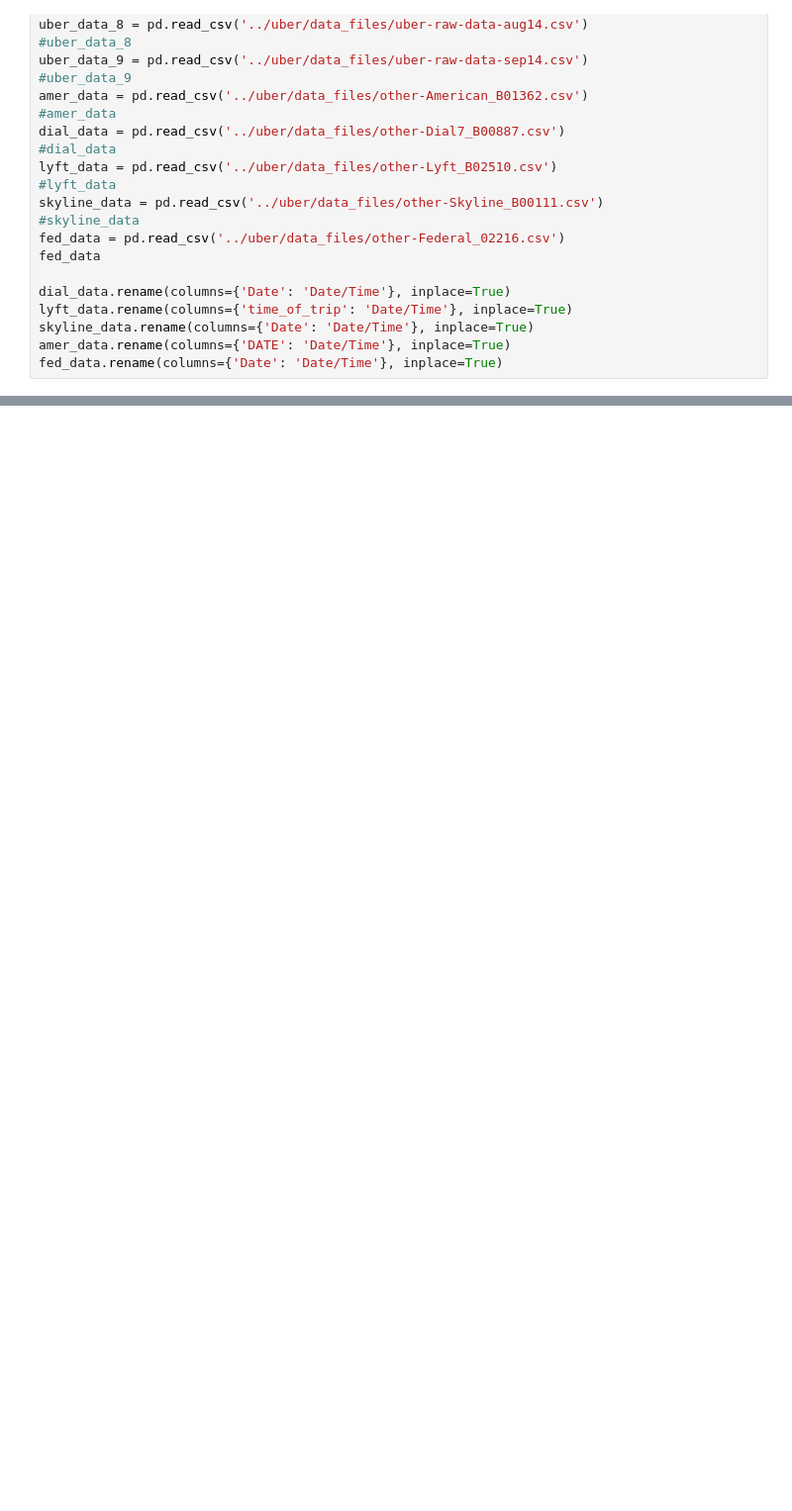
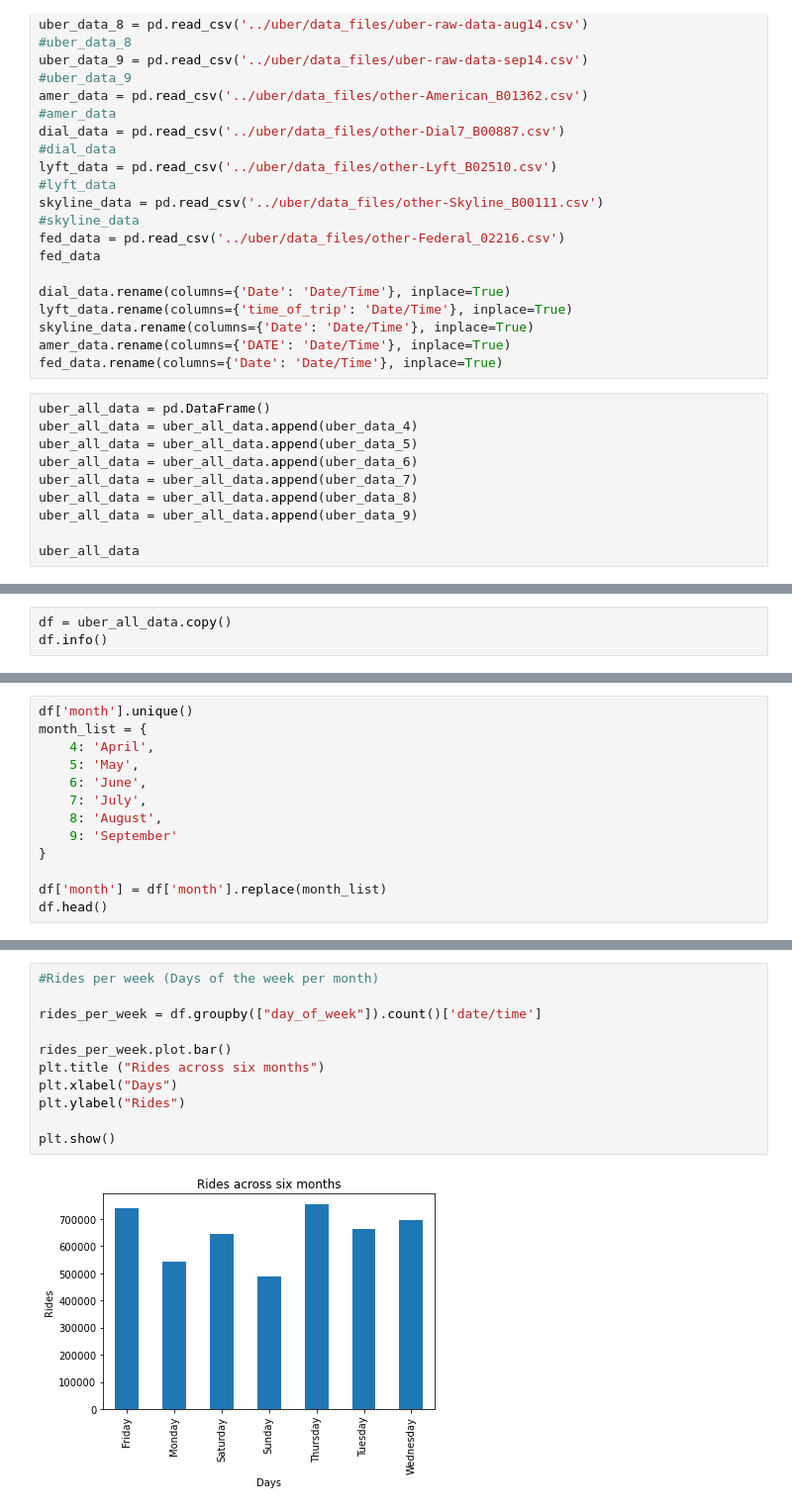
Before and after one commit to viktiger/ClassProject1, a Jupyter notebook: uber/uber.ipynb, the cells around one changed output, grey strips where cells are left out. Shown: that part at 99% size. Saved outputs shown, nothing was run; the diff lists cells and outputs as text; blank space fills up the shorter version.

```diff
--- a/uber/uber.ipynb
+++ b/uber/uber.ipynb
@@ -36,3 +36,13 @@ lyft_data.rename(columns={'time_of_trip': 'Date/Time'}, inplace=True)
 skyline_data.rename(columns={'Date': 'Date/Time'}, inplace=True)
 amer_data.rename(columns={'DATE': 'Date/Time'}, inplace=True)
 fed_data.rename(columns={'Date': 'Date/Time'}, inplace=True)
+# %%
+uber_all_data = pd.DataFrame()
+uber_all_data = uber_all_data.append(uber_data_4)
+uber_all_data = uber_all_data.append(uber_data_5)
+uber_all_data = uber_all_data.append(uber_data_6)
+uber_all_data = uber_all_data.append(uber_data_7)
+uber_all_data = uber_all_data.append(uber_data_8)
+uber_all_data = uber_all_data.append(uber_data_9)
+
+uber_all_data
@@ -140,0 +198,3 @@ Text(0.5, 1.0, 'Uber vs other services between July to September (2014)')
+# %%
+df = uber_all_data.copy()
+df.info()
@@ -140,0 +218,13 @@ Text(0.5, 1.0, 'Uber vs other services between July to September (2014)')
+# %%
+df['month'].unique()
+month_list = {
+    4: 'April',
+    5: 'May',
+    6: 'June',
+    7: 'July',
+    8: 'August',
+    9: 'September'
+}
+
+df['month'] = df['month'].replace(month_list)
+df.head()
@@ -140,0 +249,13 @@ Text(0.5, 1.0, 'Uber vs other services between July to September (2014)')
+# %%
+#Rides per week (Days of the week per month)
+
+rides_per_week = df.groupby(["day_of_week"]).count()['date/time']
+
+rides_per_week.plot.bar()
+plt.title ("Rides across six months")
+plt.xlabel("Days")
+plt.ylabel("Rides")
+
+plt.show()
+# %% [output]
+[figure, added]
```
Also changed, not shown: parts of 10 cells of this notebook.
